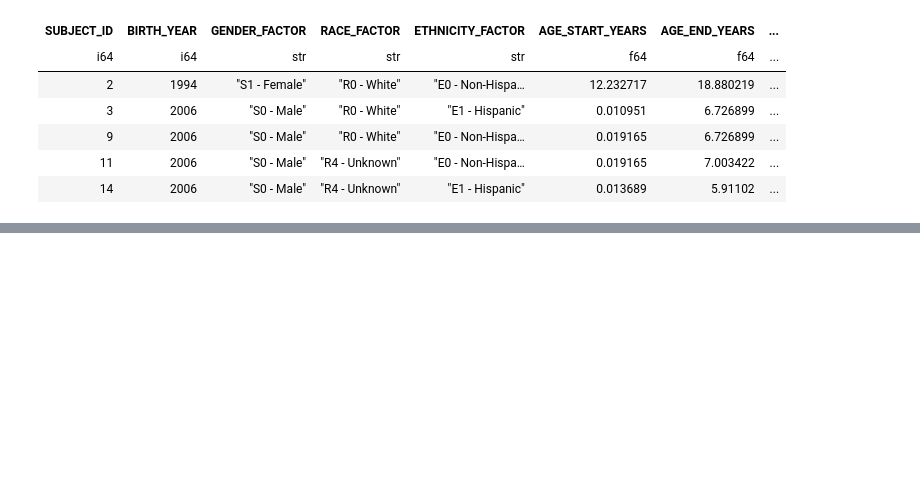
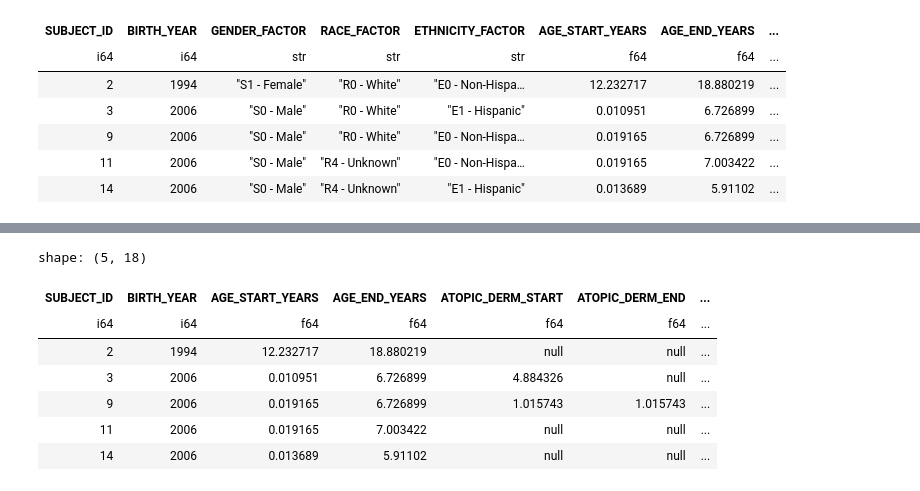
Before and after one commit to deuce-shaw/Project3, a Jupyter notebook: MaggieProject3Primary.ipynb, the cells around one changed output, grey strips where cells are left out. Saved outputs shown, nothing was run; the diff lists cells and outputs as text; code cells hidden in the pictures; blank space fills up the shorter version.

```diff
--- a/MaggieProject3Primary.ipynb
+++ b/MaggieProject3Primary.ipynb
@@ -97,0 +147,19 @@ shape: (5, 16)
+# %%
+# Create a new column that re-codes the "GENEDER_FACTOR" column to be one character
+filtered_df = filtered_df.with_columns([
+    pl.col('GENDER_FACTOR').apply(lambda value: 'F' if value == "S1 - Female" else ('M' if value == "S0 - Male" else "O")).alias('GENDER')
+])
+
+# Drop the original column
+filtered_df = filtered_df.drop('GENDER_FACTOR')
+
+filtered_df.head()
+# %% [output]
+shape: (5, 18)
+| SUBJECT_ID | BIRTH_YEAR | AGE_START_YEARS | AGE_END_YEARS | ATOPIC_DERM_START | ATOPIC_DERM_END | ... |
+| i64 | i64 | f64 | f64 | f64 | f64 | ... |
+| 2 | 1994 | 12.232717 | 18.880219 | null | null | ... |
+| 3 | 2006 | 0.010951 | 6.726899 | 4.884326 | null | ... |
+| 9 | 2006 | 0.019165 | 6.726899 | 1.015743 | 1.015743 | ... |
+| 11 | 2006 | 0.019165 | 7.003422 | null | null | ... |
+| 14 | 2006 | 0.013689 | 5.91102 | null | null | ... |
```
Also changed, not shown: parts of 7 cells of this notebook, 3 other files.
